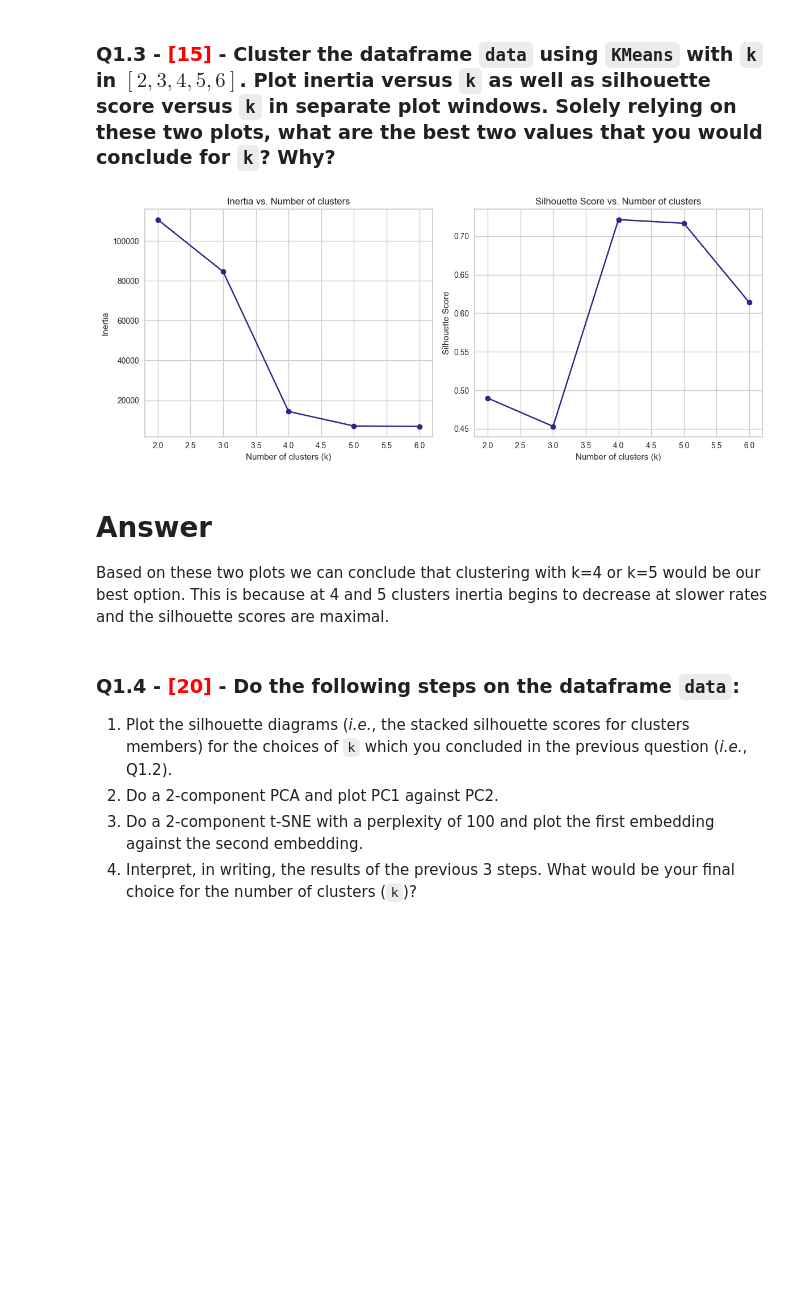
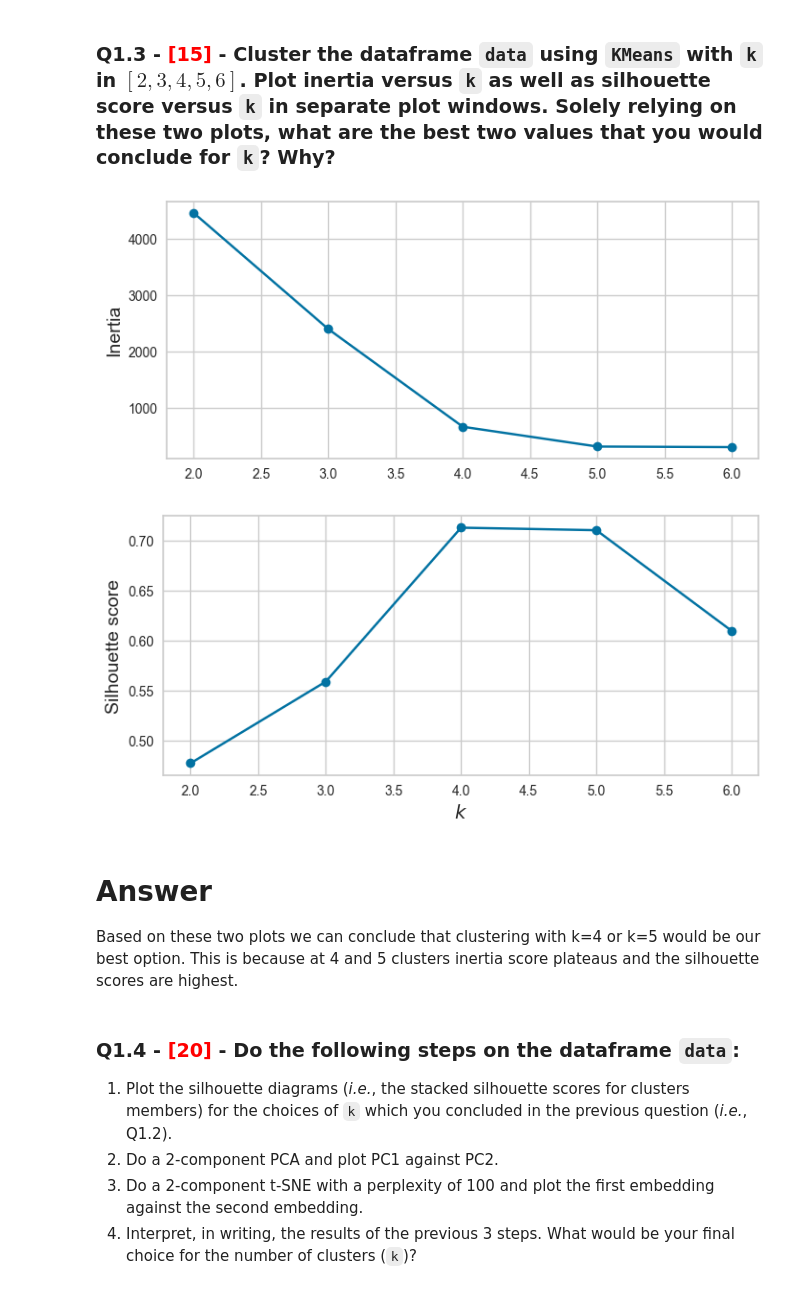
Before and after one commit to ParamvirSran/Machine-Learning, a Jupyter notebook: Assignments/A9/Assignment_9.ipynb, the cells around one changed output. Saved outputs shown, nothing was run; the diff lists cells and outputs as text; code cells hidden in the pictures; blank space fills up the shorter version.

```diff
--- a/Assignments/A9/Assignment_9.ipynb
+++ b/Assignments/A9/Assignment_9.ipynb
@@ -61,16 +58,14 @@ sns.set_palette('CMRmap')
 ### Q1.1 - <span style="color:red">[10]</span> - Load the dataset as a pandas dataframe and name it `dfc`. Display the first five rows of `dfc`. How many observations are there in `dfc` and for how many of them the cell type is known? Name the known cell types. Then, create a copy of `dfc` and name it `data` and drop the attribute "cell_type" from `data`.
 # %%
 dfc = pd.read_csv("A9_data.csv")
+display(dfc.head())
 
-print(f"There are {dfc.shape[0]} observations in dfc")
+print(f"There are {dfc.shape[0]} observations in data")
 
 print(dfc.value_counts(dfc["cell_type"]))
 print(
     "The cell type is known for 4 observations of these 1200 total observations and these types are A, B, C, D with the rest labelled as unknown"
 )
 
-data = dfc.copy()
-data.drop("cell_type", axis=1, inplace=True)
-
-dfc.head()
+data = dfc.drop("cell_type", axis=1).copy()
 # %% [output]
@@ -104,40 +99,35 @@ Using these plots we can see the clustering of each feature when compared to eac
 # %% [markdown]
 ### Q1.3 - <span style="color:red">[15]</span> - Cluster the dataframe `data` using `KMeans` with `k` in $[2, 3, 4, 5, 6]$. Plot inertia versus `k` as well as silhouette score versus `k` in separate plot windows. Solely relying on these two plots, what are the best **two** values that you would conclude for `k`? Why?
-# %%
-k_values = range(2, 7)
-
-# Initialize lists to store the metrics
-inertia_values = []
-silhouette_scores = []
-
-for k in k_values:
-    kmeans = KMeans(n_clusters=k, random_state=seed).fit(data)
-    inertia_values.append(kmeans.inertia_)
-    silhouette_scores.append(silhouette_score(data, kmeans.labels_))
-
-# Plotting inertia vs. k
-plt.figure(figsize=(12, 5))
-
-plt.subplot(1, 2, 1)
-plt.plot(k_values, inertia_values, marker="o", linestyle="-")
-plt.xlabel("Number of clusters (k)")
-plt.ylabel("Inertia")
-plt.title("Inertia vs. Number of clusters")
-
-# Plotting silhouette score vs. k
-plt.subplot(1, 2, 2)
-plt.plot(k_values, silhouette_scores, marker="o", linestyle="-")
-plt.xlabel("Number of clusters (k)")
-plt.ylabel("Silhouette Score")
-plt.title("Silhouette Score vs. Number of clusters")
-
-plt.tight_layout()
-plt.show()
-# %% [output]
-[figure, removed]
+# %%
+# scale data
+scaler = prep.StandardScaler()
+for feature in data.columns:
+    data[[feature]] = scaler.fit_transform(data[[feature]])
+
+cluster = [2, 3, 4, 5, 6]
+
+kmeans_per_k = [KMeans(n_clusters=k, random_state=seed).fit(data) for k in cluster]
+inertias = [model.inertia_ for model in kmeans_per_k]
+silhouette_scores = [
+    metrics.silhouette_score(data, model.labels_) for model in kmeans_per_k
+]
+
+plt.figure(figsize=(8, 3.5))
+plt.plot(cluster, inertias, "bo-")
+plt.ylabel("Inertia", fontsize=14)
+plt.show()
+
+plt.figure(figsize=(8, 3.5))
+plt.plot(cluster, silhouette_scores, "bo-")
+plt.xlabel("$k$", fontsize=14)
+plt.ylabel("Silhouette score", fontsize=14)
+plt.show()
+# %% [output]
+[figure, added]
+[figure, added]
 # %% [markdown]
 # Answer
-Based on these two plots we can conclude that clustering with k=4 or k=5 would be our best option. This is because at 4 and 5 clusters inertia begins to decrease at slower rates and the silhouette scores are maximal.
+Based on these two plots we can conclude that clustering with k=4 or k=5 would be our best option. This is because at 4 and 5 clusters inertia score plateaus and the silhouette scores are highest.
 # %% [markdown]
 ### Q1.4 - <span style="color:red">[20]</span> - Do the following steps on the dataframe `data`:
 1. Plot the silhouette diagrams (*i.e.*, the stacked silhouette scores for clusters members) for the choices of `k` which you concluded in the previous question (*i.e.*, Q1.2).
```
Also changed, not shown: parts of 16 cells of this notebook.
